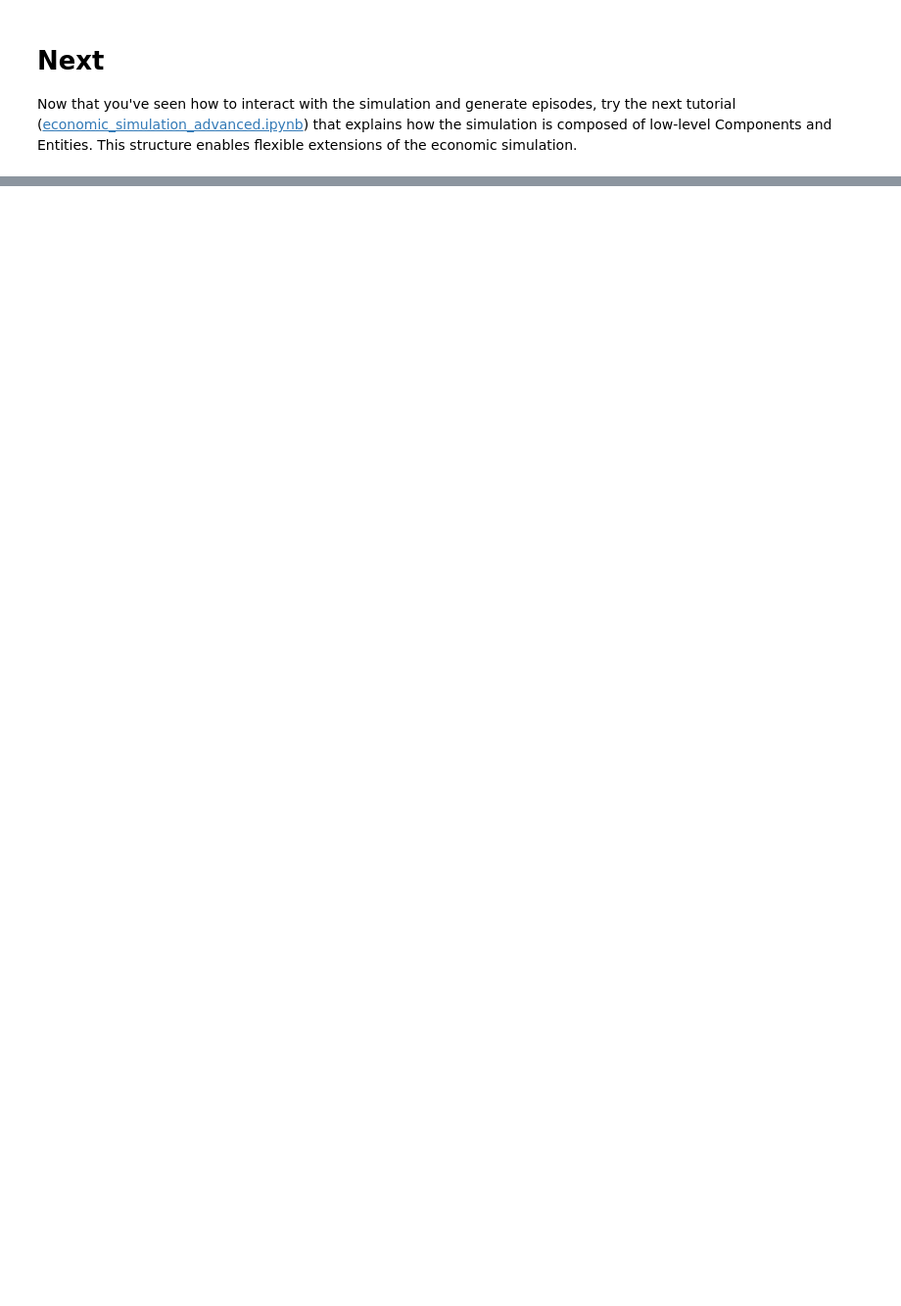
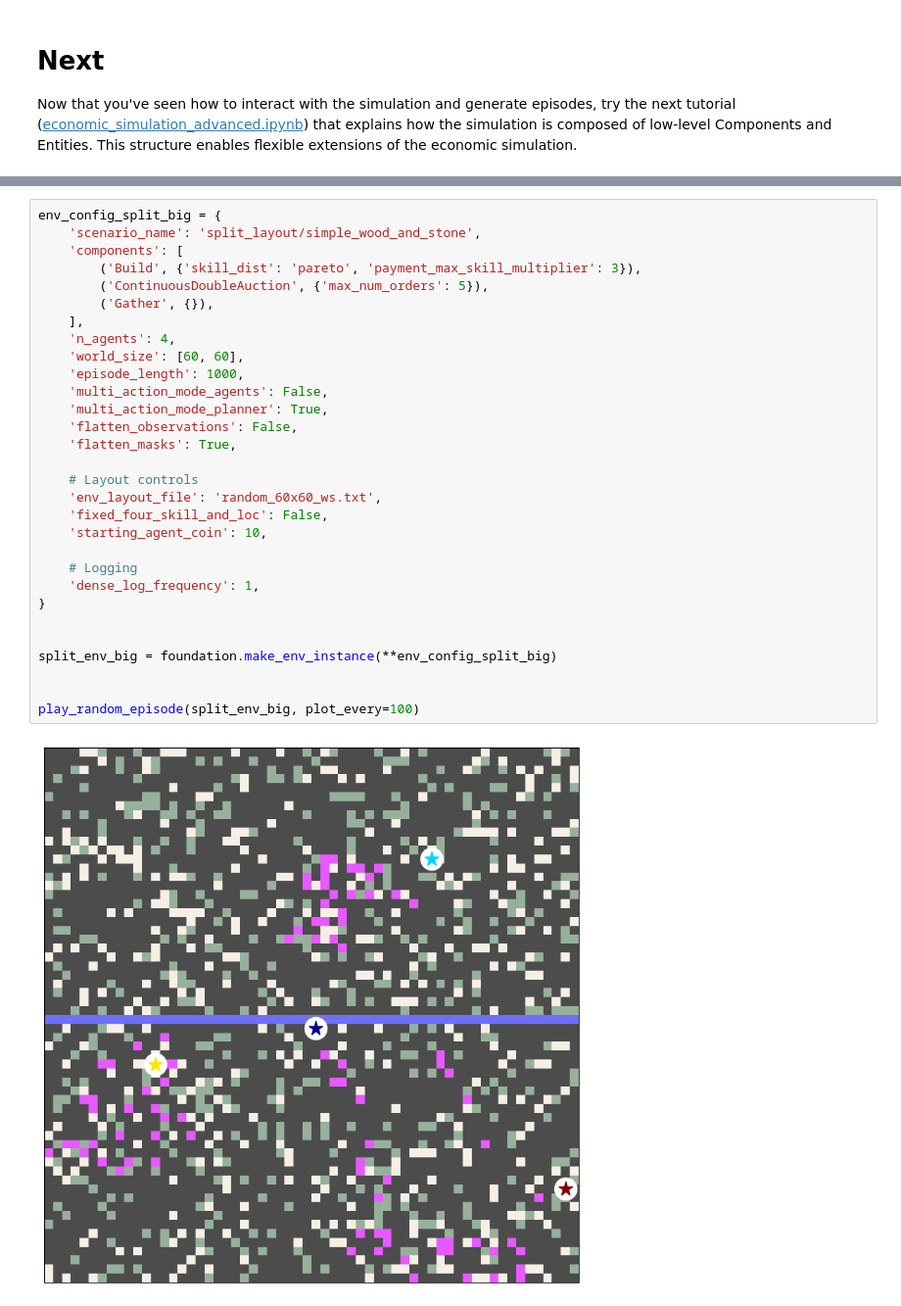
Before and after one commit to DragonsAreFuckingCool/DRL-in-international-economy-ai-economist-, a Jupyter notebook: tutorials/economic_simulation_basic.ipynb, the cells around one changed output, grey strips where cells are left out. Shown at 98% size. Drawn from its saved outputs; the diff is of its cells as text; blank space fills up the shorter version.

```diff
--- a/tutorials/economic_simulation_basic.ipynb
+++ b/tutorials/economic_simulation_basic.ipynb
@@ -392,0 +580,32 @@ Now that you've seen how to interact with the simulation and generate episodes,
+# %%
+env_config_split_big = {
+    'scenario_name': 'split_layout/simple_wood_and_stone',
+    'components': [
+        ('Build', {'skill_dist': 'pareto', 'payment_max_skill_multiplier': 3}),
+        ('ContinuousDoubleAuction', {'max_num_orders': 5}),
+        ('Gather', {}),
+    ],
+    'n_agents': 4,
+    'world_size': [60, 60],
+    'episode_length': 1000,
+    'multi_action_mode_agents': False,
+    'multi_action_mode_planner': True,
+    'flatten_observations': False,
+    'flatten_masks': True,
+
+    # Layout controls
+    'env_layout_file': 'random_60x60_ws.txt',
+    'fixed_four_skill_and_loc': False,
+    'starting_agent_coin': 10,
+
+    # Logging
+    'dense_log_frequency': 1,
+}
+
+
+split_env_big = foundation.make_env_instance(**env_config_split_big)
+
+
+play_random_episode(split_env_big, plot_every=100)
+# %% [output]
+[figure, added]
```
Also changed, not shown: parts of 29 cells of this notebook.
